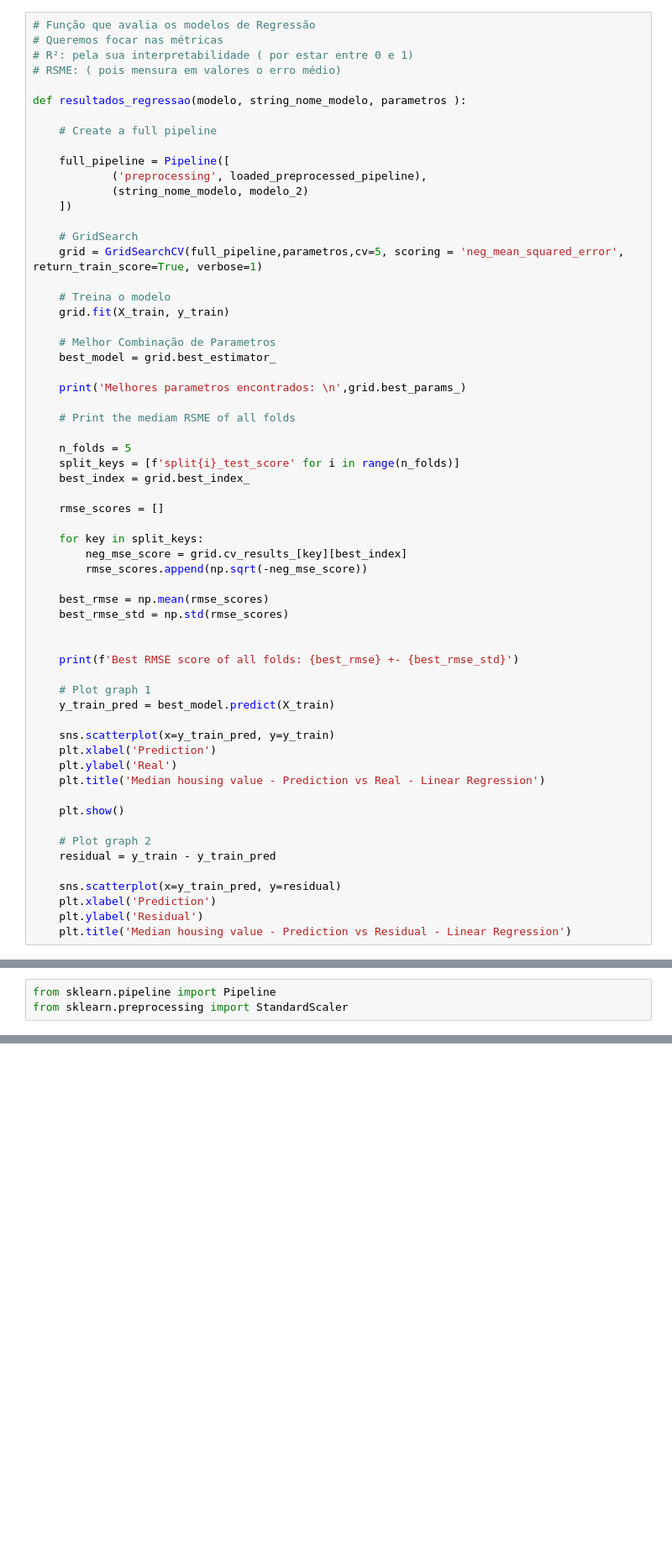
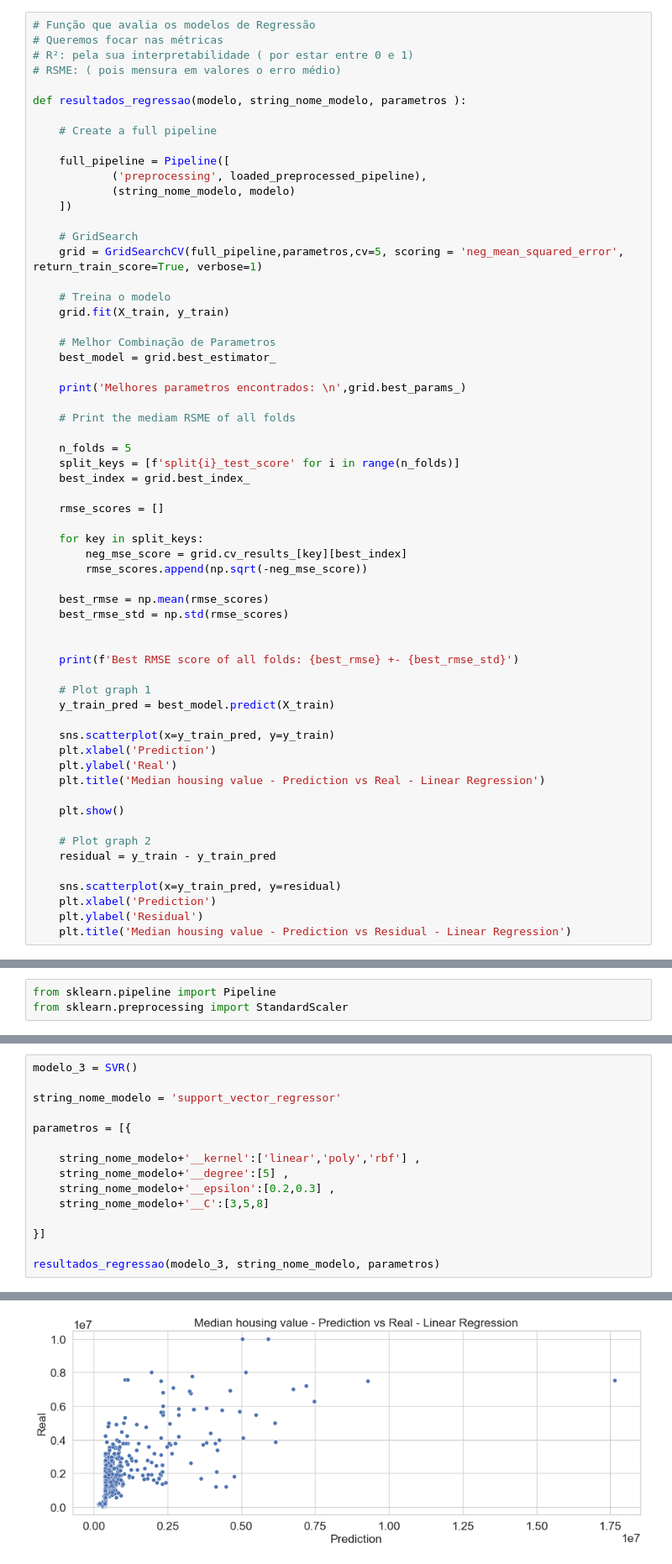
Before and after one commit to carlostomeh/Predicao_Preco_Apto_Sao_Paulo, a Jupyter notebook: sao-paulo-housing__sprint3.ipynb, the cells around one changed output, grey strips where cells are left out. Shown: that part at 84% size. Cells and saved outputs as stored; diff of their text form; blank space fills up the shorter version.

```diff
--- a/sao-paulo-housing__sprint3.ipynb
+++ b/sao-paulo-housing__sprint3.ipynb
@@ -146,7 +146,7 @@ def resultados_regressao(modelo, string_nome_modelo, parametros ):
 
     full_pipeline = Pipeline([
             ('preprocessing', loaded_preprocessed_pipeline),
-            (string_nome_modelo, modelo_2)
+            (string_nome_modelo, modelo)
     ])
 
     # GridSearch
@@ -258,0 +239,16 @@ parametros = [{
+# %%
+modelo_3 = SVR()
+
+string_nome_modelo = 'support_vector_regressor'
+
+parametros = [{
+
+    string_nome_modelo+'__kernel':['linear','poly','rbf'] ,
+    string_nome_modelo+'__degree':[5] ,
+    string_nome_modelo+'__epsilon':[0.2,0.3] ,
+    string_nome_modelo+'__C':[3,5,8]
+
+}]
+
+resultados_regressao(modelo_3, string_nome_modelo, parametros)
+# %% [output]
@@ -258,0 +261 @@ parametros = [{
+[figure, added]
```
Also changed, not shown: parts of 13 cells of this notebook, 1 other file.
